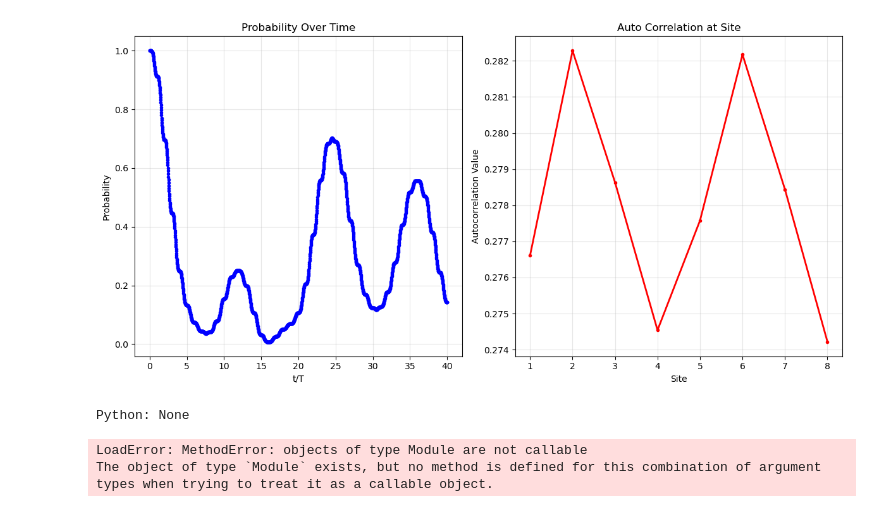
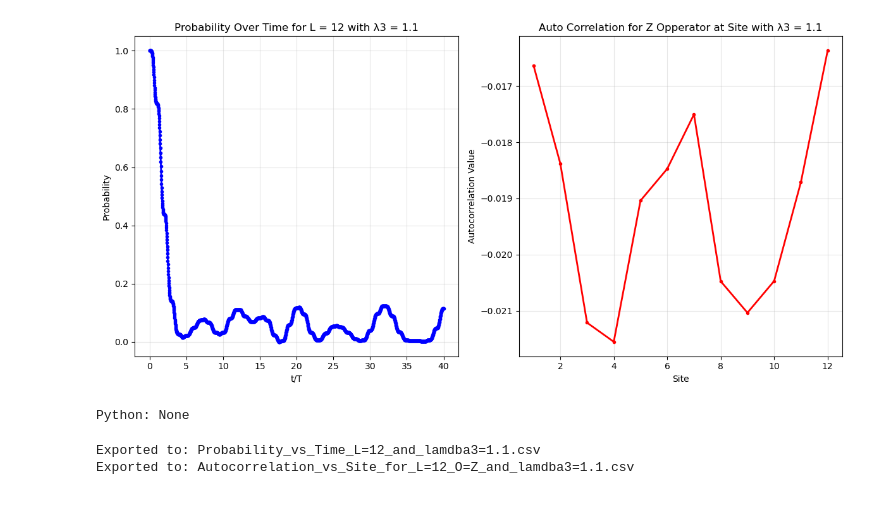
Before and after one commit to wholdhus/majorana_chain_dynamics, a Jupyter notebook: Time Evolution of Periodic Majorana Chain.ipynb, the cells around one changed output. Drawn from its saved outputs; the diff is of its cells as text; code cells hidden in the pictures.

Commit message:
L = 12 Data

```diff
--- a/Time Evolution of Periodic Majorana Chain.ipynb
+++ b/Time Evolution of Periodic Majorana Chain.ipynb
@@ -111,9 +109,10 @@ Inner product between states:
 # Initial Conditions
 
 state_idx = 1
+sites_idx = 1:length(sites)
 global psi0 = psi[sorted_indices[state_idx]]
 initial_energy = energies[sorted_indices[state_idx]]
-println("Evolving state $state_idx with energy: $initial_energy")
+println("Evolving State $state_idx with Energy: $initial_energy")
 
 # Parameters
 global w = 100
@@ -127,6 +126,6 @@ global drive_lambdaI(t) = lambdaI*cos(w*t)
 global tau = T/N
 global total_time = n_periods * T
 global n_steps = n_periods * N
-println("Trotter step = $tau")
-println("Total steps = $n_steps")
+println("Trotter Step Size = $tau")
+println("Total Steps = $n_steps")
 # %% [output]
@@ -235,14 +234,18 @@ Final probability with initial state: 0.142606
 # %%
-# Create function that applies an operator 'O' to a wave function
+# Applies an operator 'O' to a wave function
+# <psi0|O(0)*O(t)|psi0>
 
 using LinearAlgebra
 
+global O = "Z"
+
 function apply_O(psi, sites, i)
-    return apply(op("Z", sites[i]), psi)
+    return apply(op(O, sites[i]), psi)
 end
 
 autocorrelation = ComplexF64[]
-for i in 1:8
+
+for i in 1:L
     # |theta> = O*|psi(t)> = O*U(t)|psi(0)>
     theta = apply_O(psi_evolved, sites, i)
     normalize!(theta)
@@ -263,8 +266,6 @@ for i in 1:8
     push!(autocorrelation, inner(phi, theta))
 end
 
-sites_idx = 1:length(autocorrelation)
-
 println("Autocorrelation Values:")
 for (i, val) in enumerate(autocorrelation)
     println("Site $i: $val")
@@ -272,25 +294,27 @@ end
 # %%
 # Plotting
 
 fig, (ax1, ax2) = PythonPlot.subplots(1, 2, figsize=(12, 6))
 
     # Probability
     ax1.plot(times/T, probability_vals, "b.-", linewidth=2)
     ax1.set_xlabel("t/T")
     ax1.set_ylabel("Probability")
     ax1.grid(true, alpha=0.3)
-    ax1.set_title("Probability Over Time")
+    ax1.set_title("Probability Over Time for L = $L with λ3 = $lambda3")
 
-    # probability
-    ax2.plot(sites_idx), autocorrelation, "r.-", linewidth=2)
+    # Autocorrelation
+    ax2.plot(sites_idx, real_ac, "r.-", linewidth=2)
     ax2.set_xlabel("Site")
     ax2.set_ylabel("Autocorrelation Value")
     ax2.grid(true, alpha=0.3)
-    ax2.set_title("Auto Correlation at Site")
+    ax2.set_title("Auto Correlation for $O Opperator at Site with λ3 = $lambda3")
 
 PythonPlot.tight_layout()
+
+PythonPlot.savefig("Probabilit_and_Autocorrelation_for_L=$(L)_lambda3=$(lambda3).png", dpi=300, bbox_inches="tight")
 # %% [output]
-[figure, old version]
+[figure, new version]
 Python: None
 # %%
 # Print to .csv
@@ -298,13 +322,13 @@ Python: None
 using DataFrames, CSV
 
 df1 = DataFrame("time" => times, "return_probability" => probability_vals)
-df2 = DataFrames("site" => 1:length(autocorrelation), "autocorrelation" => autocorrelation)
+df2 = DataFrame("site" => sites_idx, "autocorrelation" => autocorrelation)
 
 CSV.write("Probability_vs_Time_L=$(L).csv", df1)
 CSV.write("Autocorrelation_vs_Site_for_L=$(L).csv", df2)
 
-println("Exported to: Probability_vs_Time_L=$(L).csv")
-println("Exported to: Autocorrelation_vs_Site_for_L=$(L).csv")
+println("Exported to: Probability_vs_Time_L=$(L)_and_lamdba3=$(lambda3).csv")
+println("Exported to: Autocorrelation_vs_Site_for_L=$(L)_O=$(O)_and_lamdba3=$(lambda3).csv")
 # %% [output]
-LoadError: MethodError: objects of type Module are not callable
-The object of type `Module` exists, but no method is defined for this combination of argument types when trying to treat it as a callable object.
+Exported to: Probability_vs_Time_L=12_and_lamdba3=1.1.csv
+Exported to: Autocorrelation_vs_Site_for_L=12_O=Z_and_lamdba3=1.1.csv
```
Also changed, not shown: parts of 5 cells of this notebook, 3 other files.
